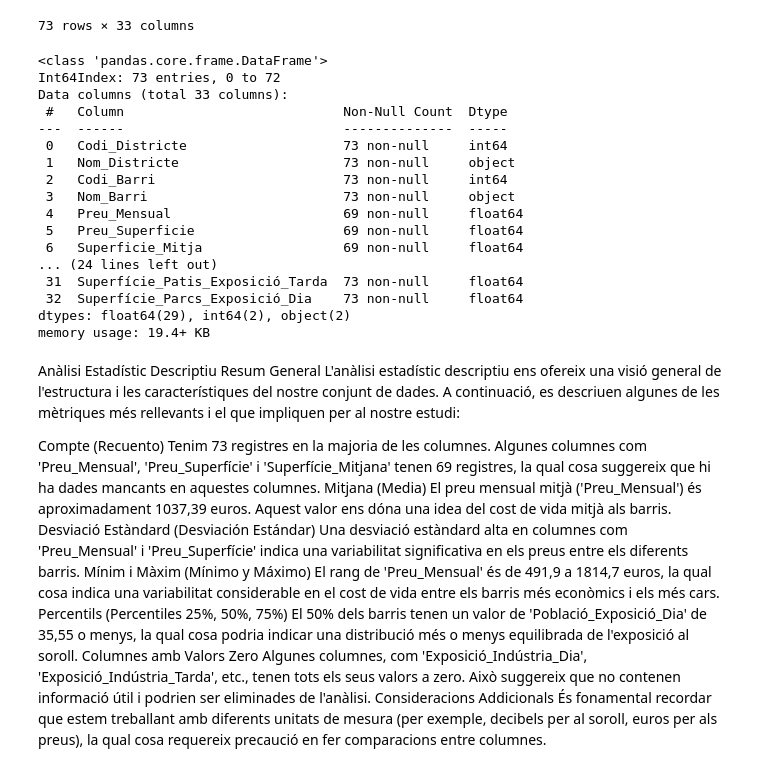
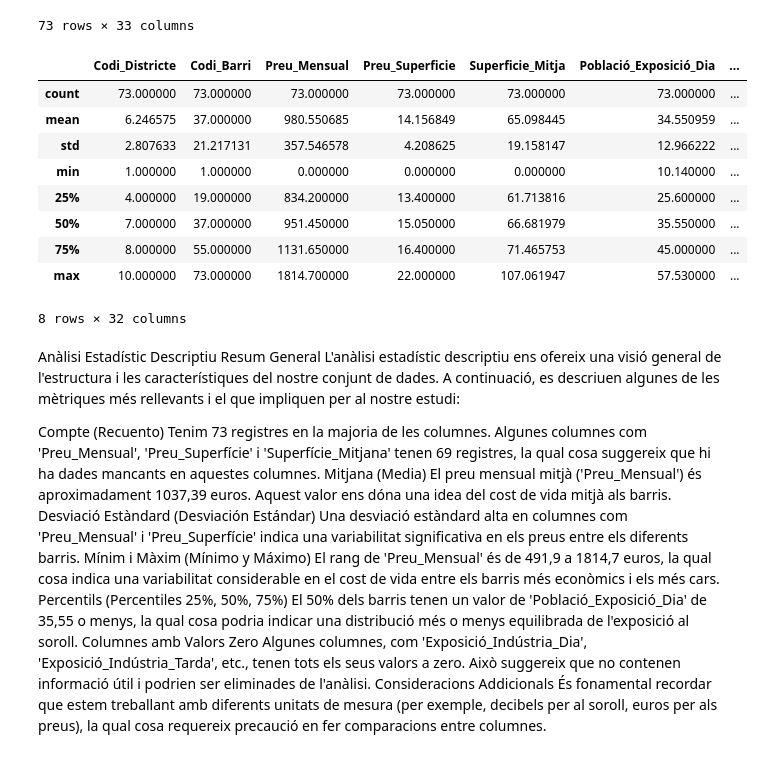
Before and after one commit to florinato/hackaton, a Jupyter notebook: poblacio_exposada_soroll.ipynb, the cells around one changed output. Saved outputs shown, nothing was run; the diff lists cells and outputs as text; code cells hidden in the pictures.

```diff
--- a/poblacio_exposada_soroll.ipynb
+++ b/poblacio_exposada_soroll.ipynb
@@ -272,25 +272,18 @@ noms_nous = {
 
 df_final.rename(columns=noms_nous, inplace=True)
 # %%
-df_final.info()
+df_final.describe()
 # %% [output]
+|  | Codi_Districte | Codi_Barri | Preu_Mensual | Preu_Superficie | Superficie_Mitja | Població_Exposició_Dia | ... |
+| count | 73.000000 | 73.000000 | 73.000000 | 73.000000 | 73.000000 | 73.000000 | ... |
+| mean | 6.246575 | 37.000000 | 980.550685 | 14.156849 | 65.098445 | 34.550959 | ... |
+| std | 2.807633 | 21.217131 | 357.546578 | 4.208625 | 19.158147 | 12.966222 | ... |
+| min | 1.000000 | 1.000000 | 0.000000 | 0.000000 | 0.000000 | 10.140000 | ... |
+| 25% | 4.000000 | 19.000000 | 834.200000 | 13.400000 | 61.713816 | 25.600000 | ... |
+| 50% | 7.000000 | 37.000000 | 951.450000 | 15.050000 | 66.681979 | 35.550000 | ... |
+| 75% | 8.000000 | 55.000000 | 1131.650000 | 16.400000 | 71.465753 | 45.000000 | ... |
+| max | 10.000000 | 73.000000 | 1814.700000 | 22.000000 | 107.061947 | 57.530000 | ... |
-<class 'pandas.core.frame.DataFrame'>
-Int64Index: 73 entries, 0 to 72
-Data columns (total 33 columns):
- #   Column                            Non-Null Count  Dtype
----  ------                            --------------  -----
- 0   Codi_Districte                    73 non-null     int64
- 1   Nom_Districte                     73 non-null     object
- 2   Codi_Barri                        73 non-null     int64
- 3   Nom_Barri                         73 non-null     object
- 4   Preu_Mensual                      69 non-null     float64
- 5   Preu_Superficie                   69 non-null     float64
- 6   Superficie_Mitja                  69 non-null     float64
-... (24 lines left out)
- 31  Superfície_Patis_Exposició_Tarda  73 non-null     float64
- 32  Superfície_Parcs_Exposició_Dia    73 non-null     float64
-dtypes: float64(29), int64(2), object(2)
-memory usage: 19.4+ KB
+8 rows × 32 columns
 # %% [markdown]
 Anàlisi Estadístic Descriptiu
 Resum General
```
